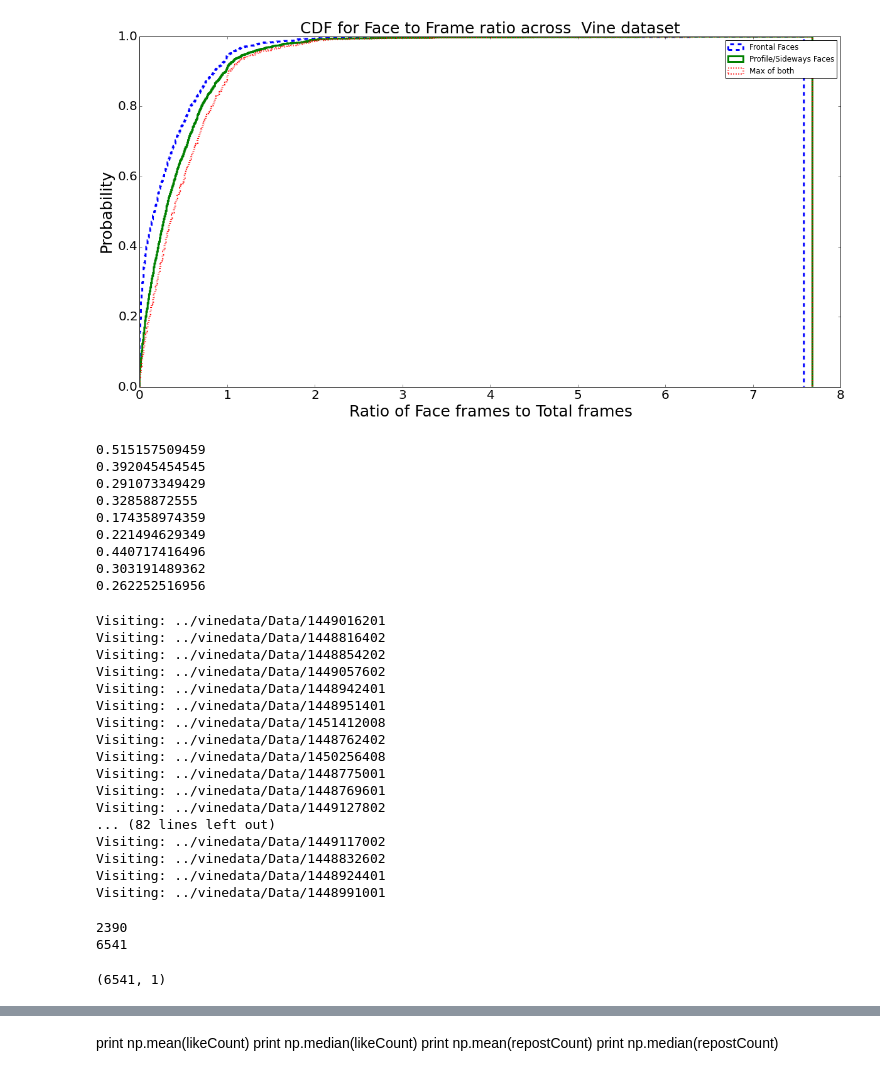
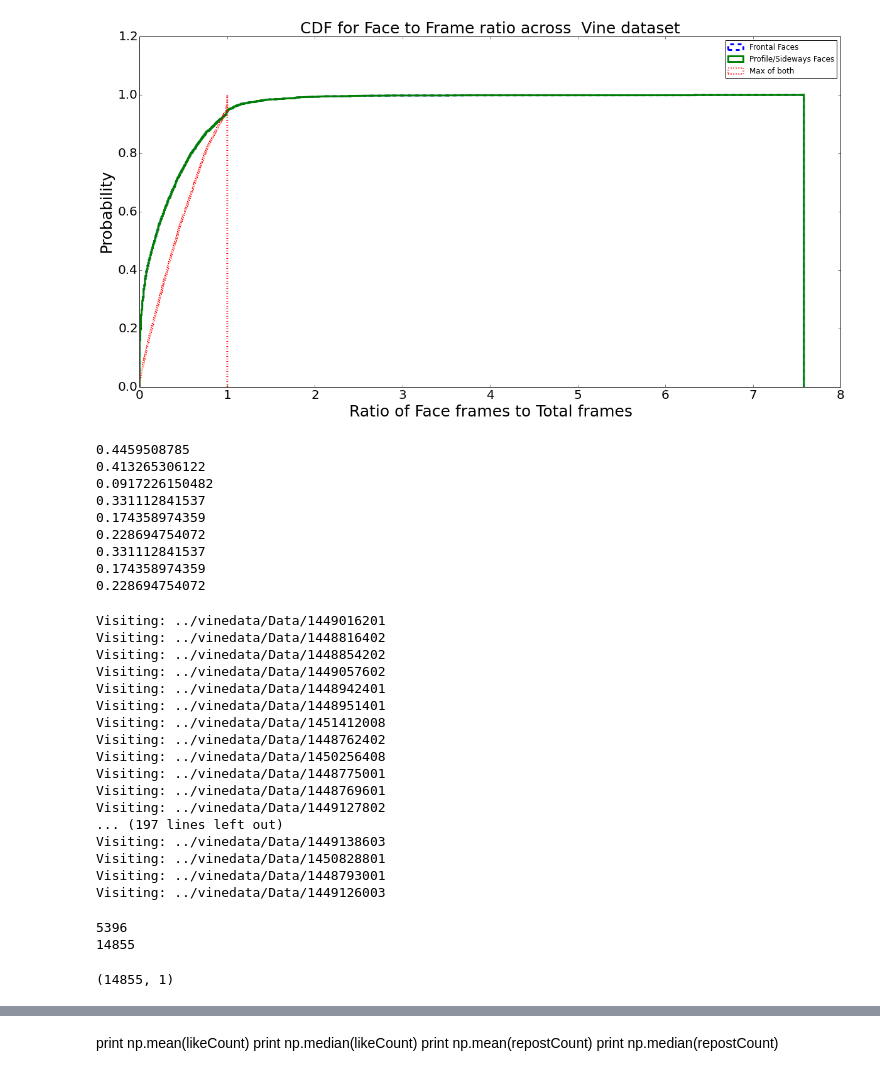
Before and after one commit to sagarjoglekar/vineCrawl, a Jupyter notebook: notebooks/FaceAnalysisVine.ipynb, the cells around one changed output, grey strips where cells are left out. Saved outputs shown, nothing was run; the diff lists cells and outputs as text; code cells hidden in the pictures.

```diff
--- a/notebooks/FaceAnalysisVine.ipynb
+++ b/notebooks/FaceAnalysisVine.ipynb
@@ -11,8 +11,8 @@ import os
 import json
 import sys
 # %%
-numbersFile = "../Logs/faceNumbersPass2.pk"
-visitedList = "../Logs/eyesExtracted.data"
+numbersFile = "../Logs/faceCounts.pk"
+visitedList = "../Logs/faceCounted.data"
 # %%
 lists = []
 infile = open(numbersFile, 'r')
@@ -28,12 +32,14 @@ posts = []
 totFrames = np.zeros((len(lists),1) , dtype='i8')
 faceFrames = np.zeros((len(lists),1) , dtype='i8')
 profileFrames = np.zeros((len(lists),1) , dtype='i8')
+frontalFrames = np.zeros((len(lists),1) , dtype='i8')
 for i in range(len(lists)):
     log = lists[i].split(',')
     PostID[i] = int(log[0])
     posts.append(int(log[0]))
     totFrames[i] = int(log[1])
     faceFrames[i] = int(log[2])
+    frontalFrames[i] = int(log[3])
     profileFrames[i] = int(log[3])
 
 print PostID.shape
@@ -42,10 +48,12 @@ print PostID.shape
 # %%
+facePercentages = np.zeros((len(PostID),1))
 percentages = np.zeros((len(PostID),1))
 frontalPercentages = np.zeros((len(PostID),1))
 profilePercentages = np.zeros((len(PostID),1))
 for i in range(len(PostID)):
-    percentages[i] = float(max(faceFrames[i],profileFrames[i])/float(totFrames[i]))
-    frontalPercentages[i] = float(faceFrames[i])/float(totFrames[i])
+    facePercentages[i] = float(float(faceFrames[i])/float(totFrames[i]))
+    percentages[i] = float(max(frontalFrames[i],profileFrames[i])/float(totFrames[i]))
+    frontalPercentages[i] = float(frontalFrames[i])/float(totFrames[i])
     profilePercentages[i] = float(profileFrames[i])/float(totFrames[i])
 # %%
 fig, ax = plt.subplots()
@@ -61,0 +70,10 @@ plt.show()
+# %%
+fig, ax = plt.subplots()
+fig.set_size_inches(20, 10)
+plt.rc('xtick', labelsize=20)
+plt.rc('ytick', labelsize=20)
+plt.hist(totFrames , 300 , normed =1 , histtype='step' , cumulative=False ,linewidth = 3.0)
+plt.title("Distribution of total frames in a Vine video (peaks at around 190)",fontsize = 25)
+plt.xlabel("Number of frames",fontsize = 25)
+plt.ylabel("Frequency",fontsize = 25)
+plt.show()
@@ -62,21 +82,21 @@ plt.show()
 # %%
 
 fig, ax = plt.subplots()
 fig.set_size_inches(20, 10)
 plt.hist(frontalPercentages, 1000, normed=1,histtype='step', cumulative=True,linewidth = 3.0,linestyle='dashed')
 plt.hist(profilePercentages, 1000, normed=1,histtype='step', cumulative=True,linewidth = 3.0)
-plt.hist(percentages, 1000, normed=1,histtype='step', cumulative=True, linewidth = 3.0,linestyle='dotted')
+plt.hist(facePercentages, 1000, normed=1,histtype='step', cumulative=True, linewidth = 3.0,linestyle='dotted')
 plt.title("CDF for Face to Frame ratio across  Vine dataset", fontsize = 25)
 plt.xlabel("Ratio of Face frames to Total frames",fontsize = 25)
 plt.ylabel("Probability",fontsize = 25)
 plt.legend(['Frontal Faces', 'Profile/Sideways Faces' , 'Max of both'])
 plt.show()
 # %% [output]
-[figure, old version]
+[figure, new version]
 # %%
-print np.mean(percentages)
-print np.median(percentages)
-print np.var(percentages)
+print np.mean(facePercentages)
+print np.median(facePercentages)
+print np.var(facePercentages)
 print np.mean(frontalPercentages)
 print np.median(frontalPercentages)
 print np.var(frontalPercentages)
@@ -84,15 +104,15 @@ print np.mean(profilePercentages)
 print np.median(profilePercentages)
 print np.var(profilePercentages)
 # %% [output]
-0.515157509459
-0.392045454545
-0.291073349429
-0.32858872555
+0.4459508785
+0.413265306122
+0.0917226150482
+0.331112841537
 0.174358974359
-0.221494629349
-0.440717416496
-0.303191489362
-0.262252516956
+0.228694754072
+0.331112841537
+0.174358974359
+0.228694754072
 # %%
 
 def getVisited():
@@ -164,17 +184,17 @@ Visiting: ../vinedata/Data/1450256408
 Visiting: ../vinedata/Data/1448775001
 Visiting: ../vinedata/Data/1448769601
 Visiting: ../vinedata/Data/1449127802
-... (82 lines left out)
-Visiting: ../vinedata/Data/1449117002
-Visiting: ../vinedata/Data/1448832602
-Visiting: ../vinedata/Data/1448924401
-Visiting: ../vinedata/Data/1448991001
+... (197 lines left out)
+Visiting: ../vinedata/Data/1449138603
+Visiting: ../vinedata/Data/1450828801
+Visiting: ../vinedata/Data/1448793001
+Visiting: ../vinedata/Data/1449126003
 # %%
 print len(selectedPosts)
 print len(allPosts)
 # %% [output]
-2390
-6541
+5396
+14855
 # %%
 selectedIDs = np.zeros((len(selectedPosts),1),dtype='i8')
 for i in range(len(selectedPosts)):
@@ -188,7 +208,7 @@ for i in range(len(allPosts)):
 # %%
 print likeCount.shape
 # %% [output]
-(6541, 1)
+(14855, 1)
 # %%
 #test = np.random.gamma(0.1, 5, 1000)
 test = np.random.exponential(0.15, 6541)
```
Also changed, not shown: parts of 13 cells of this notebook, 10 other files.
